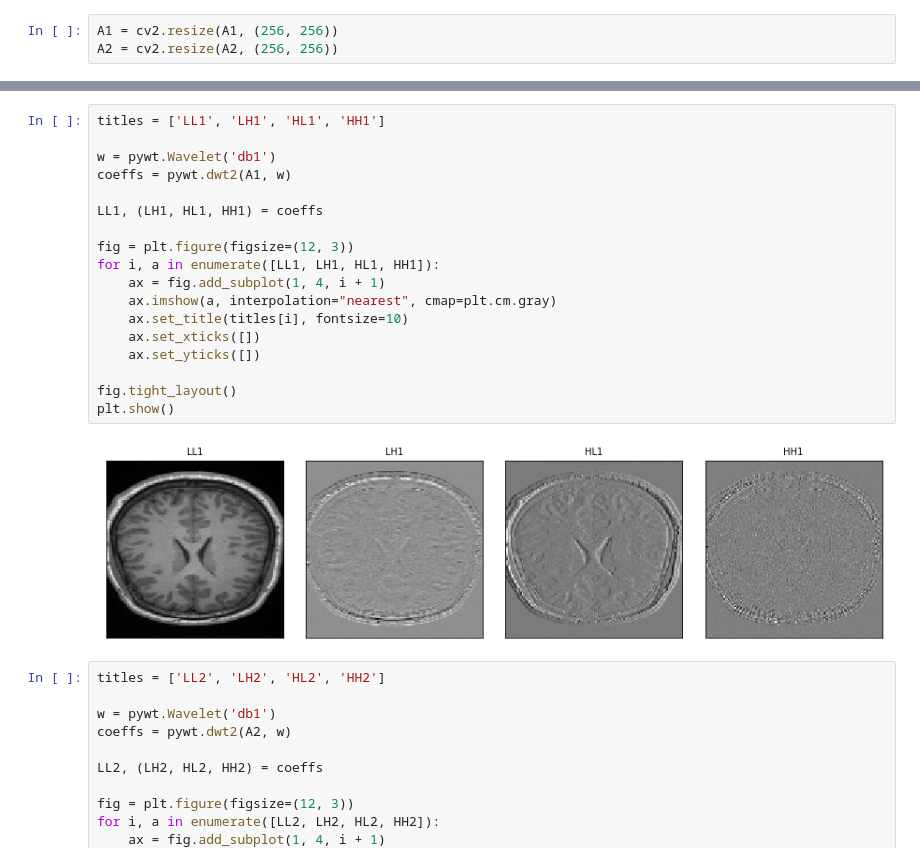
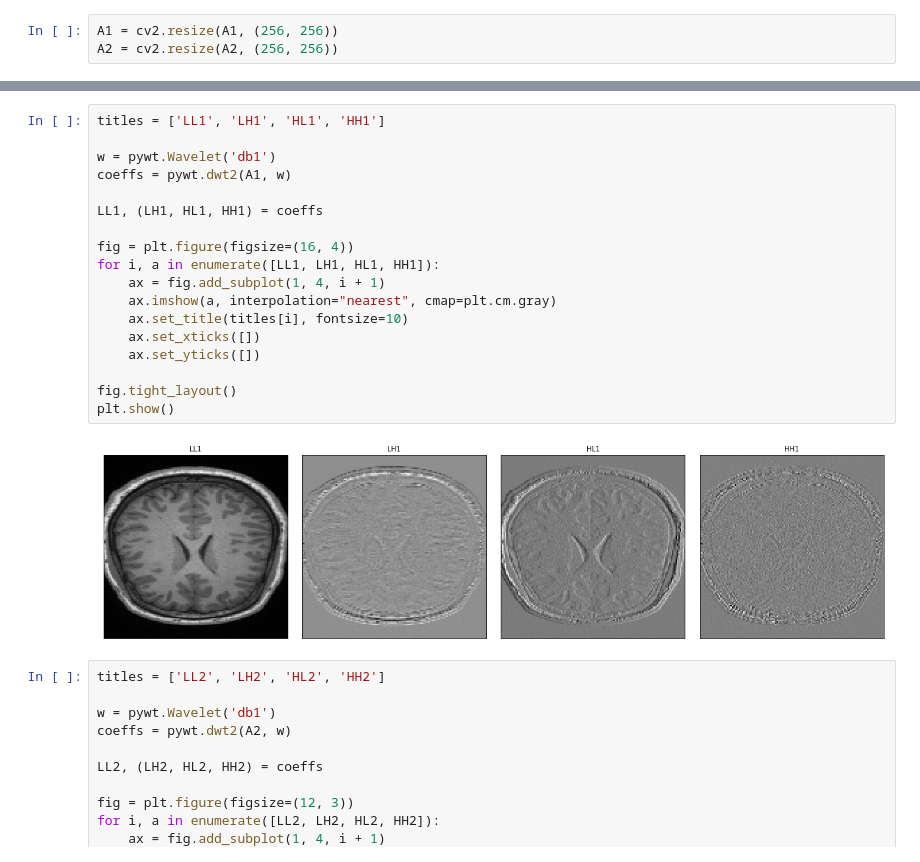
Before and after one commit to mrugnivenko/Skoltech-NLA-MRI, a Jupyter notebook: MRI-contrast-Copy1.ipynb, the cells around one changed output, grey strips where cells are left out. Cells and saved outputs as stored; diff of their text form.

```diff
--- a/MRI-contrast-Copy1.ipynb
+++ b/MRI-contrast-Copy1.ipynb
@@ -122,23 +134,23 @@ A2 = cv2.resize(A2, (256, 256))
 # %%
 titles = ['LL1', 'LH1', 'HL1', 'HH1']
 
 w = pywt.Wavelet('db1')
 coeffs = pywt.dwt2(A1, w)
 
 LL1, (LH1, HL1, HH1) = coeffs
 
-fig = plt.figure(figsize=(12, 3))
+fig = plt.figure(figsize=(16, 4))
 for i, a in enumerate([LL1, LH1, HL1, HH1]):
     ax = fig.add_subplot(1, 4, i + 1)
     ax.imshow(a, interpolation="nearest", cmap=plt.cm.gray)
     ax.set_title(titles[i], fontsize=10)
     ax.set_xticks([])
     ax.set_yticks([])
 
 fig.tight_layout()
 plt.show()
 # %% [output]
-[figure, old version]
+[figure, new version]
 # %%
 titles = ['LL2', 'LH2', 'HL2', 'HH2']
 
```
Also changed, not shown: parts of 42 cells of this notebook, 8 other files.
